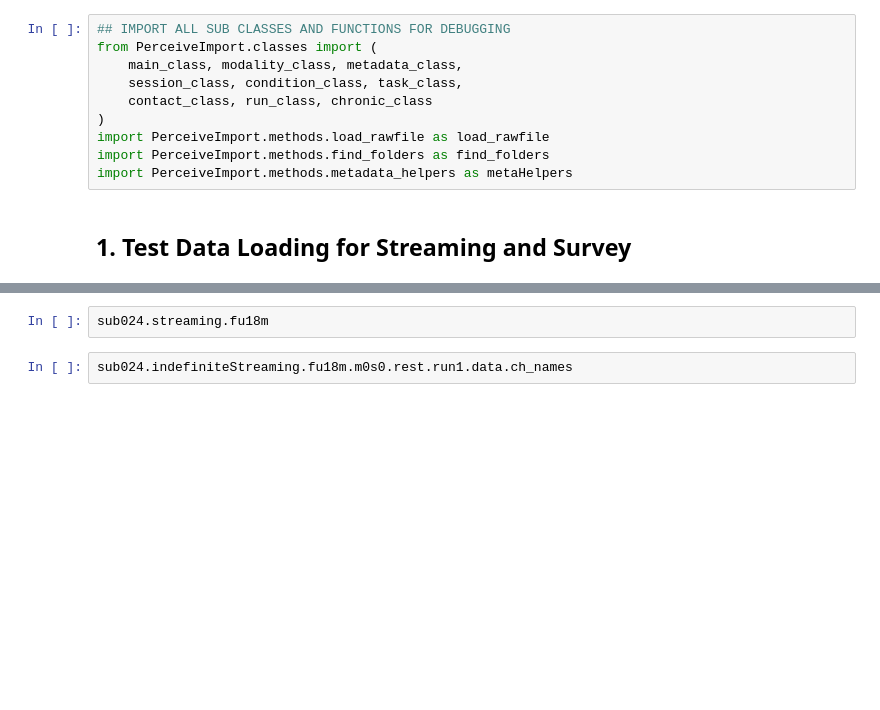
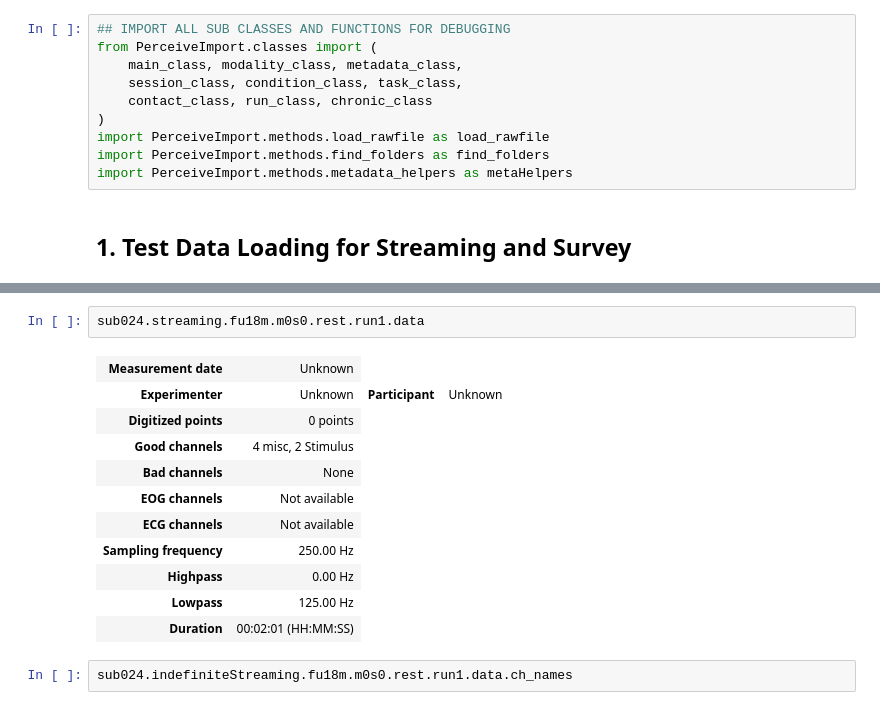
Before and after one commit to jgvhabets/PyPerceive, a Jupyter notebook: code/notebooks/percept_playground.ipynb, the cells around one changed output, grey strips where cells are left out. Saved outputs shown, nothing was run; the diff lists cells and outputs as text; blank space fills up the shorter version.

```diff
--- a/code/notebooks/percept_playground.ipynb
+++ b/code/notebooks/percept_playground.ipynb
@@ -113,5 +131,17 @@ sub024 = main_class.PerceiveData(
 # %%
-sub024.streaming.fu18m
+sub024.streaming.fu18m.m0s0.rest.run1.data
+# %% [output]
+| Measurement date | Unknown |
+| Experimenter | Unknown | Participant | Unknown |
+| Digitized points | 0 points |
+| Good channels | 4 misc, 2 Stimulus |
+| Bad channels | None |
+| EOG channels | Not available |
+| ECG channels | Not available |
+| Sampling frequency | 250.00 Hz |
+| Highpass | 0.00 Hz |
+| Lowpass | 125.00 Hz |
+| Duration | 00:02:01 (HH:MM:SS) |
 # %%
 sub024.indefiniteStreaming.fu18m.m0s0.rest.run1.data.ch_names
 # %%
```
Also changed, not shown: parts of 17 cells of this notebook, 1 other file.
